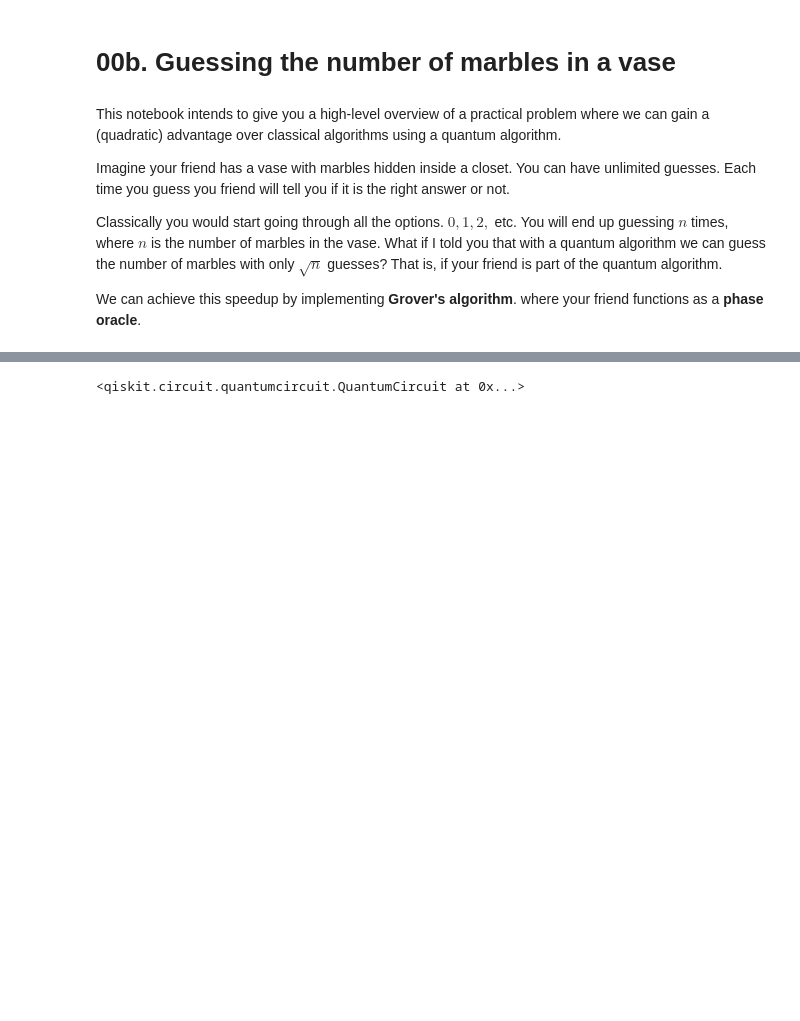
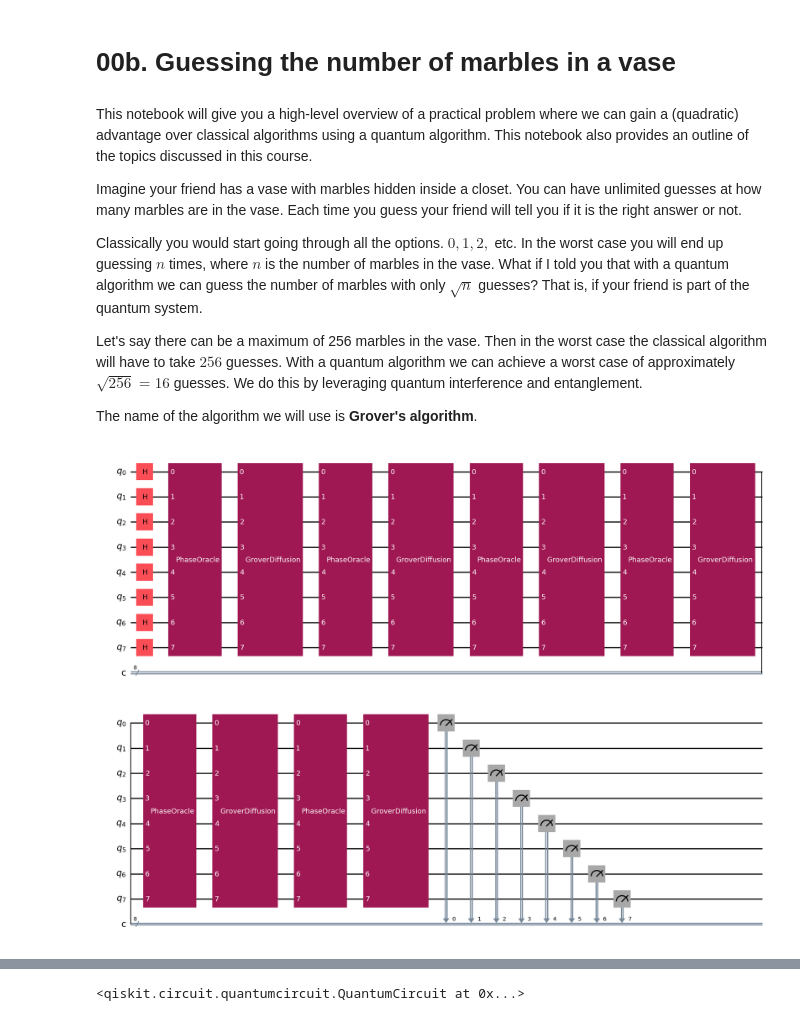
Before and after one commit to CarloLepelaars/q4p, a Jupyter notebook: nbs/00b-marbles.ipynb, the cells around one changed output, grey strips where cells are left out. Cells and saved outputs as stored; diff of their text form; code cells hidden in the pictures; blank space fills up the shorter version.

Commit message:
Marbles notebook

```diff
--- a/nbs/00b-marbles.ipynb
+++ b/nbs/00b-marbles.ipynb
@@ -22,13 +20,15 @@ import plotly.graph_objects as go
 import plotly.io as pio
 pio.renderers.default = 'png'
 # %% [markdown]
-This notebook intends to give you a high-level overview of a practical problem where we can gain a (quadratic) advantage over classical algorithms using a quantum algorithm.
+This notebook will give you a high-level overview of a practical problem where we can gain a (quadratic) advantage over classical algorithms using a quantum algorithm. This notebook also provides an outline of the topics discussed in this course.
 
-Imagine your friend has a vase with marbles hidden inside a closet. You can have unlimited guesses. Each time you guess you friend will tell you if it is the right answer or not.
+Imagine your friend has a vase with marbles hidden inside a closet. You can have unlimited guesses at how many marbles are in the vase. Each time you guess your friend will tell you if it is the right answer or not.
 
-Classically you would start going through all the options. $0, 1, 2,$ etc. You will end up guessing $n$ times, where $n$ is the number of marbles in the vase. What if I told you that with a quantum algorithm we can guess the number of marbles with only $\sqrt{n}$ guesses? That is, if your friend is part of the quantum algorithm.
+Classically you would start going through all the options. $0, 1, 2,$ etc. In the worst case you will end up guessing $n$ times, where $n$ is the number of marbles in the vase. What if I told you that with a quantum algorithm we can guess the number of marbles with only $\sqrt{n}$ guesses? That is, if your friend is part of the quantum system.
 
-We can achieve this speedup by implementing **Grover's algorithm**. where your friend functions as a **phase oracle**.
+Let's say there can be a maximum of 256 marbles in the vase. Then in the worst case the classical algorithm will have to take $256$ guesses. With a quantum algorithm we can achieve a worst case of approximately $\sqrt{256} = 16$ guesses. We do this by leveraging quantum interference and entanglement.
+
+The name of the algorithm we will use is **Grover's algorithm**.
 # %%
 n_qubits = 8
 # Generate secret random state (vase with marbles in the closet)
@@ -39,3 +39,7 @@ target_state[random_index] = 1
 # Execute Grover's search algorithm
 grover = Grover().get_grover_circuit(n_iterations=6, n_qubits=n_qubits, target_state=target_state)
 result = grover(np.array([1]+[0]*(len(target_state)-1)))
+# %%
+grover.draw(output='mpl')
+# %% [output]
+[figure, added]
```
Also changed, not shown: parts of 8 cells of this notebook.
